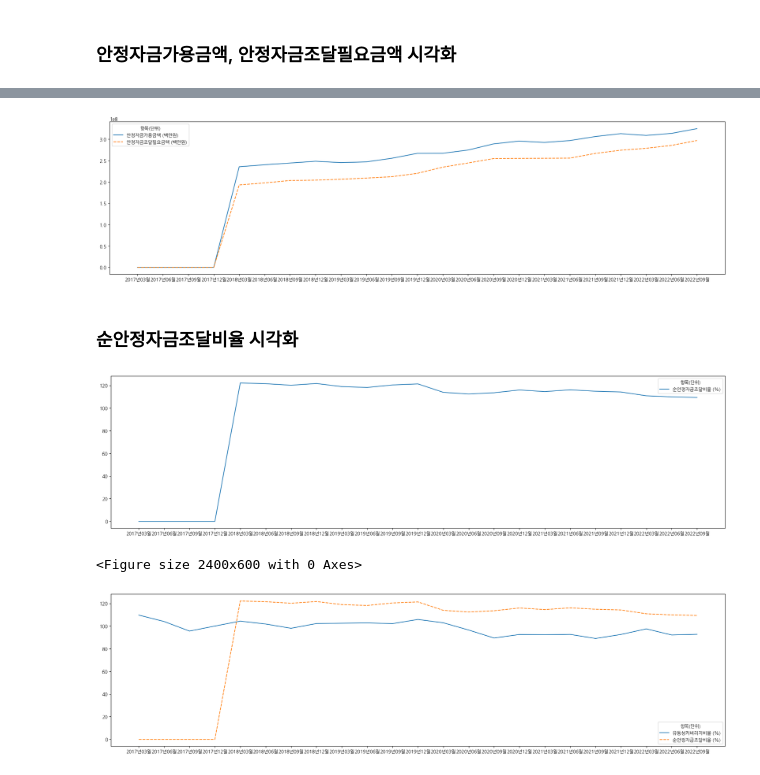
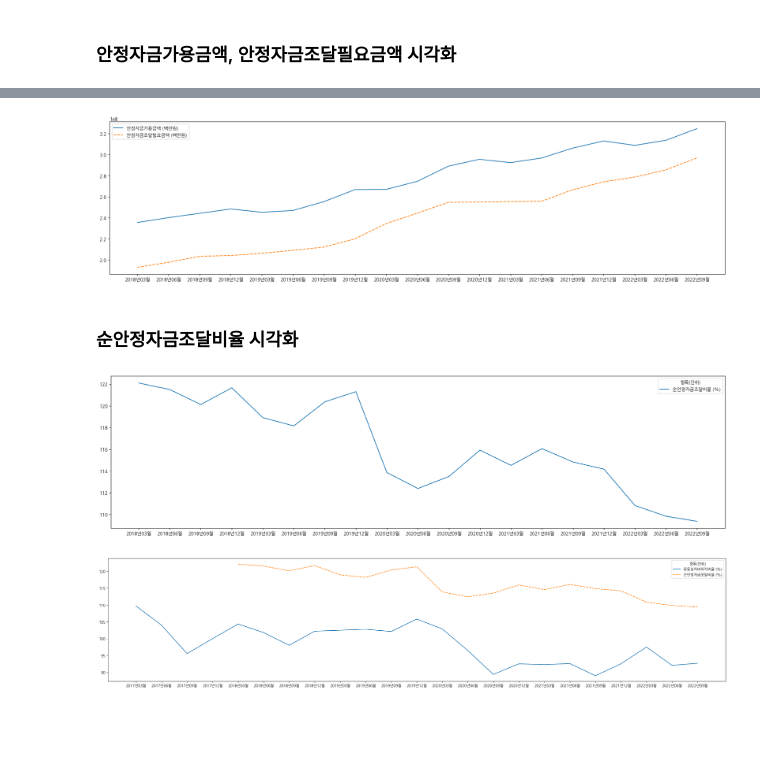
Before and after one commit to MoonsRainbow/MS_AIS8_Project, a Jupyter notebook: Mid_Project_01/DataExplore.ipynb, the cells around one changed output, grey strips where cells are left out. Cells and saved outputs as stored; diff of their text form; code cells hidden in the pictures; blank space fills up the shorter version.

```diff
--- a/Mid_Project_01/DataExplore.ipynb
+++ b/Mid_Project_01/DataExplore.ipynb
@@ -88,7 +108,7 @@ Data columns (total 9 columns):
 dtypes: object(9)
 memory usage: 1.8+ KB
 # %%
-df_pre = df_pre.fillna('0')
+# df_pre = df_pre.fillna('0')
 # %%
 df_pre.info()
 # %% [output]
@@ -132,8 +152,8 @@ df_pre
 for col in df_pre.columns:
     if '%' in col:
         df_pre[col] = df_pre[col].astype('float')
-    else:
-        df_pre[col] = df_pre[col].str.replace(',', '').astype('int')
+#     else:
+#         df_pre[col] = df_pre[col].str.replace(',', '').astype('int')
 # %%
 df_pre
 # %% [output]
@@ -183,11 +229,14 @@ plt.show()
 # %%
 plt.figure(figsize=(24, 6))
 sns.lineplot(
-    data=df_pre[['안정자금가용금액 (백만원)', '안정자금조달필요금액 (백만원)']]
+    data=pd.concat([
+        df_pre['안정자금가용금액 (백만원)'].dropna().str.replace(',', '').astype(int),
+        df_pre['안정자금조달필요금액 (백만원)'].dropna().str.replace(',', '').astype(int)
+    ], axis=1)
 )
 plt.show()
 # %% [output]
-[figure, old version]
+[figure, new version]
 # %% [markdown]
 ### 순안정자금조달비율 시각화
 # %%
@@ -197,13 +246,12 @@ sns.lineplot(
 )
 plt.show()
 # %% [output]
-[figure, old version]
+[figure, new version]
 # %%
-plt.figure(figsize=(24, 6))
+plt.figure(figsize=(30, 6))
 sns.lineplot(
     data=df_pre[['유동성커버리지비율 (%)', '순안정자금조달비율 (%)']]
 )
 plt.show()
 # %% [output]
-<Figure size 2400x600 with 0 Axes>
-[figure, old version]
+[figure, new version]
```
Also changed, not shown: parts of 9 cells of this notebook, 10 other files.
